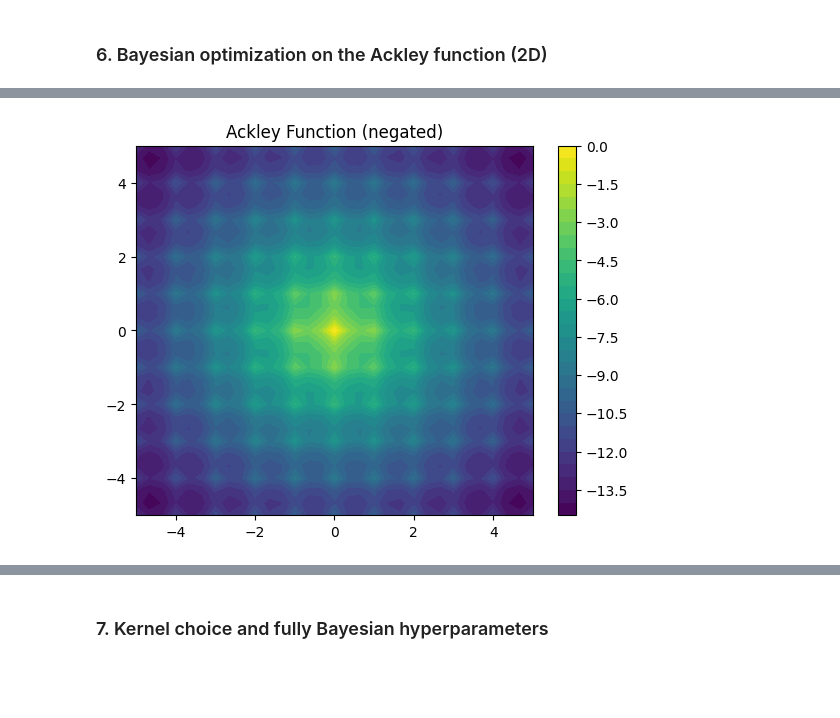
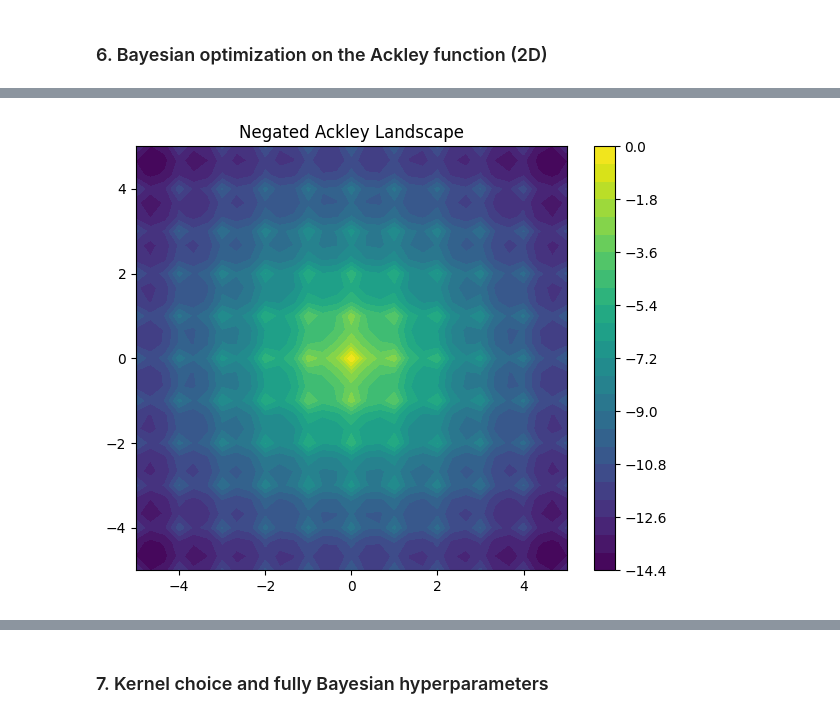
Before and after one commit to TejasDharmale/Bayesian-machine-learning-assignment, a Jupyter notebook: Bayesian_machine_learning_project.ipynb, the cells around one changed output, grey strips where cells are left out. Cells and saved outputs as stored; diff of their text form; code cells hidden in the pictures; blank space fills up the shorter version.

```diff
--- a/Bayesian_machine_learning_project.ipynb
+++ b/Bayesian_machine_learning_project.ipynb
@@ -325,29 +432,28 @@ thompson: mean final regret = 0.000, found max in 10/10
 # %% [markdown]
 ### 5. Effect of β: from exploitation to exploration
 # %%
-# Test different beta values for UCB
+# let's see how changing beta affects UCB (negative beta = crazy, high beta = super exploratory)
 for beta in [-1.0, 0.0, 0.5, 2.0, 5.0, 10.0]:
     regrets = []
 
     for seed in range(10):
         best_values = run_bo_method(
-            f, X_grid, "ucb", 3, 15, jr.PRNGKey(seed), beta=beta
+            f, X_grid, "ucb", 3, 15, jr.PRNGKey(seed), beta_val=beta
         )
         regrets.append(f_max - best_values)
 
     regrets = jnp.stack(regrets)
     mean_regret = regrets.mean(axis=0)
 
-    print(
-        f"Beta={beta}: final regret={float(mean_regret[-1]):.3f}, "
-        f"found max={int((regrets[:, -1] < 0.01).sum())}/10, "
-        f"regret at step 5={float(mean_regret[5]):.3f}"
-    )
+    print(f"beta: {beta} -> final regret: {float(mean_regret[-1]):.3f}")
 
-    plt.plot(mean_regret, label=f"Beta={beta}")
+    plt.plot(mean_regret, label=f"beta = {beta}")
 
+plt.title("Impact of UCB Beta Parameter")
 plt.xlabel("Iteration")
-plt.ylabel("Mean regret (10 seeds)")
-plt.legend()
+plt.ylabel("Mean Regret")
+plt.legend(bbox_to_anchor=(1.05, 1), loc='upper left')
+plt.grid(True, alpha=0.3)
+plt.tight_layout()
 plt.show()
 # %% [output]
@@ -396,51 +517,57 @@ def run_bo_method(f, X_grid, method, n_init, n_iter, key, beta=2.0, obs_noise=0.
 # %%
-# Ackley function (2D)
+# define 2D ackley
 def ackley(X):
     x1, x2 = X[:, 0], X[:, 1]
-
     term1 = -20 * jnp.exp(-0.2 * jnp.sqrt((x1**2 + x2**2) / 2))
     term2 = -jnp.exp((jnp.cos(2*jnp.pi*x1) + jnp.cos(2*jnp.pi*x2)) / 2)
-
     return -(term1 + term2 + 20 + jnp.e)
 
 
-# Create a grid of candidate points
 g = jnp.linspace(-5, 5, 31)
 G1, G2 = jnp.meshgrid(g, g)
 X2 = jnp.stack([G1.ravel(), G2.ravel()], axis=1)
 
-# Find the maximum value
-a_max = jnp.max(ackley(X2))
 
-# Plot the Ackley function
-plt.contourf(G1, G2, ackley(X2).reshape(31, 31), levels=30)
+grid_vals = ackley(X2)
+a_max = jnp.max(grid_vals)
+print(f"Max value found on grid: {a_max:.4f}")
+
+
+plt.figure(figsize=(6, 5))
+plt.contourf(G1, G2, grid_vals.reshape(31, 31), levels=25, cmap="viridis")
 plt.colorbar()
-plt.title("Ackley Function (negated)")
+plt.title("Negated Ackley Landscape")
+plt.tight_layout()
 plt.show()
 
+methods = ["greedy", "ucb", "thompson"]
+n_runs = 5
+
+plt.figure(figsize=(8, 5))
+
+for m in methods:
+    all_regrets = []
+
+    for s in range(n_runs):
+        best_vals = run_bo_method(
+            ackley, X2, m, n_init=5, n_iter=30, key=jr.PRNGKey(s), norm=True
+        )
+        all_regrets.append(a_max - best_vals)
+
+    all_regrets = jnp.stack(all_regrets)
+    mean_regret = all_regrets.mean(axis=0)
 
 
-for method in ["greedy", "ucb", "thompson"]:
-    regrets = []
+    converged = int((all_regrets[:, -1] < 0.01).sum())
+    print(f"[{m.upper()}] Final Regret: {float(mean_regret[-1]):.3f} | Converged: {converged}/{n_runs}")
 
-    for seed in range(5):
-        best_values = run_bo_method(
-            ackley, X2, method, 5, 30, jr.PRNGKey(seed), norm = True
-        )
-        regrets.append(a_max - best_values)
+    plt.plot(mean_regret, marker='o', markersize=3, label=m)
 
-    regrets = jnp.stack(regrets)
-    mean_regret = regrets.mean(axis=0)
-
-    print(
-        f"{method}: final regret = {float(mean_regret[-1]):.2f}, "
-        f"found max = {int((regrets[:, -1] < 0.01).sum())}/5"
-    )
-
-    plt.plot(mean_regret, label=method)
-
+plt.title("BO Strategies on Ackley (5 seed avg)")
 plt.xlabel("Iteration")
-plt.ylabel("Mean regret (5 seeds)")
+plt.ylabel("Simple Regret")
 plt.legend()
+plt.grid(True, linestyle=":", alpha=0.6)
+plt.tight_layout()
 plt.show()
 # %% [output]
@@ -447 +575 @@ plt.show()
-[figure, old version]
+[figure, new version]
```
Also changed, not shown: parts of 23 cells of this notebook.
